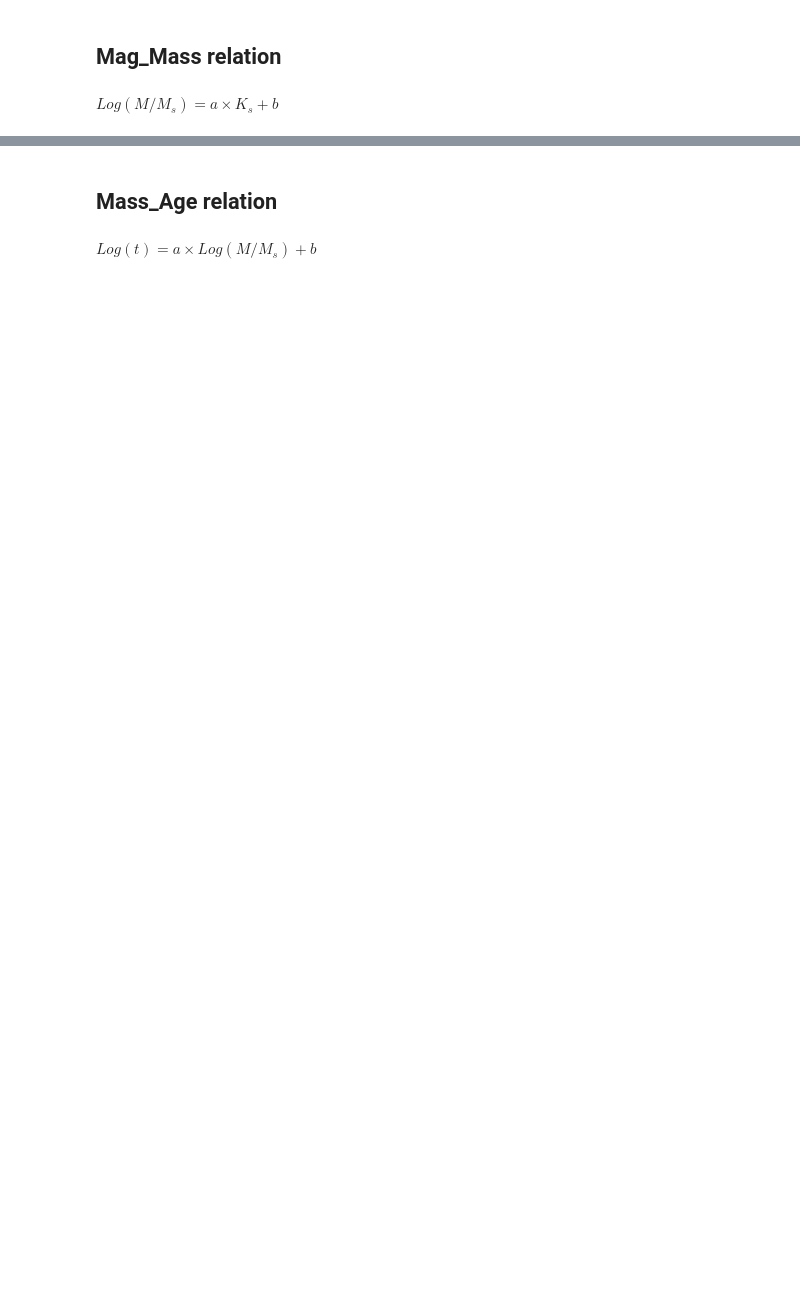
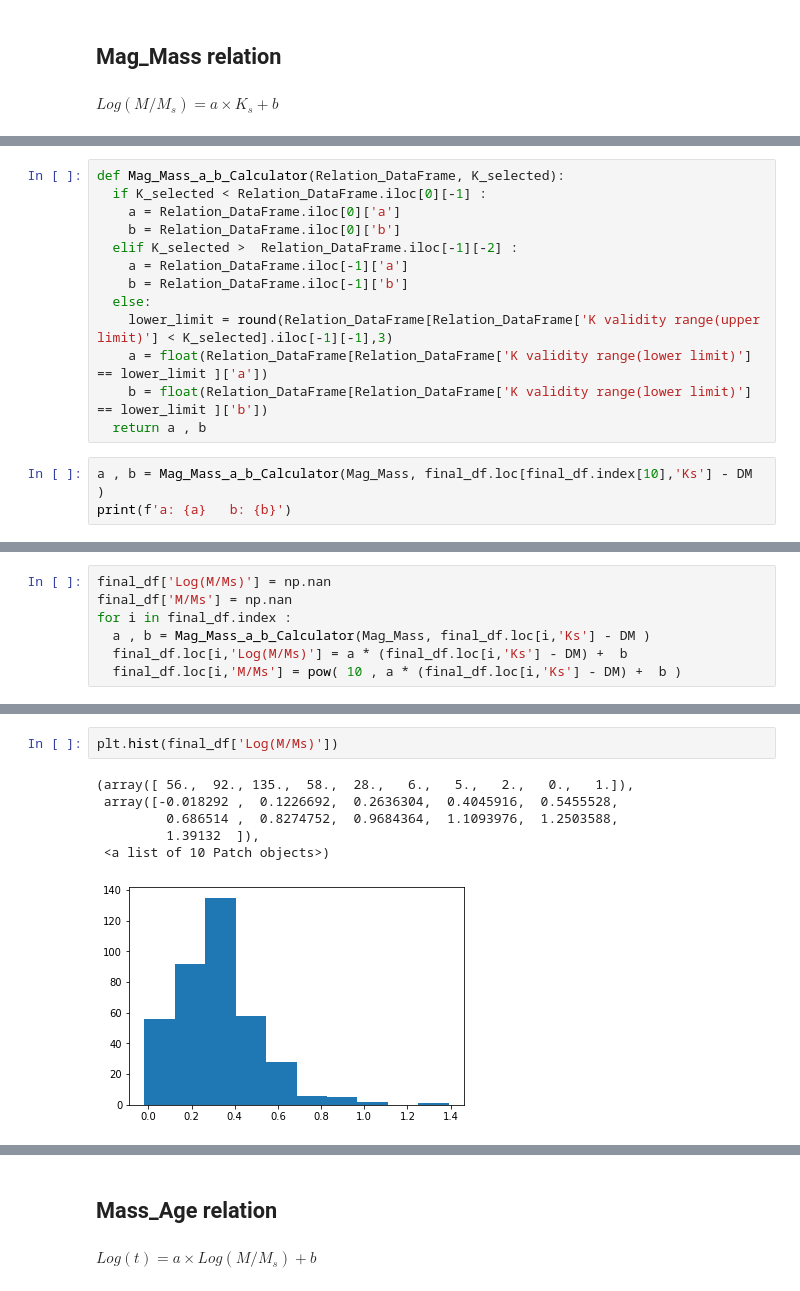
Before and after one commit to Mahdi-Abdollahii/NGC_6822, a Jupyter notebook: Star_Formation_History/NGC6822_ISO_01.ipynb, the cells around one changed output, grey strips where cells are left out. Saved outputs shown, nothing was run; the diff lists cells and outputs as text; blank space fills up the shorter version.

```diff
--- a/Star_Formation_History/NGC6822_ISO_01.ipynb
+++ b/Star_Formation_History/NGC6822_ISO_01.ipynb
@@ -698,0 +740,16 @@ Mag_Mass
+# %%
+def Mag_Mass_a_b_Calculator(Relation_DataFrame, K_selected):
+  if K_selected < Relation_DataFrame.iloc[0][-1] :
+    a = Relation_DataFrame.iloc[0]['a']
+    b = Relation_DataFrame.iloc[0]['b']
+  elif K_selected >  Relation_DataFrame.iloc[-1][-2] :
+    a = Relation_DataFrame.iloc[-1]['a']
+    b = Relation_DataFrame.iloc[-1]['b']
+  else:
+    lower_limit = round(Relation_DataFrame[Relation_DataFrame['K validity range(upper limit)'] < K_selected].iloc[-1][-1],3)
+    a = float(Relation_DataFrame[Relation_DataFrame['K validity range(lower limit)'] == lower_limit ]['a'])
+    b = float(Relation_DataFrame[Relation_DataFrame['K validity range(lower limit)'] == lower_limit ]['b'])
+  return a , b
+# %%
+a , b = Mag_Mass_a_b_Calculator(Mag_Mass, final_df.loc[final_df.index[10],'Ks'] - DM )
+print(f'a: {a}   b: {b}')
@@ -698,0 +758,7 @@ Mag_Mass
+# %%
+final_df['Log(M/Ms)'] = np.nan
+final_df['M/Ms'] = np.nan
+for i in final_df.index :
+  a , b = Mag_Mass_a_b_Calculator(Mag_Mass, final_df.loc[i,'Ks'] - DM )
+  final_df.loc[i,'Log(M/Ms)'] = a * (final_df.loc[i,'Ks'] - DM) +  b
+  final_df.loc[i,'M/Ms'] = pow( 10 , a * (final_df.loc[i,'Ks'] - DM) +  b )
@@ -698,0 +782,9 @@ Mag_Mass
+# %%
+plt.hist(final_df['Log(M/Ms)'])
+# %% [output]
+(array([ 56.,  92., 135.,  58.,  28.,   6.,   5.,   2.,   0.,   1.]),
+ array([-0.018292 ,  0.1226692,  0.2636304,  0.4045916,  0.5455528,
+         0.686514 ,  0.8274752,  0.9684364,  1.1093976,  1.2503588,
+         1.39132  ]),
+ <a list of 10 Patch objects>)
+[figure, added]
```
Also changed, not shown: parts of 32 cells of this notebook.
